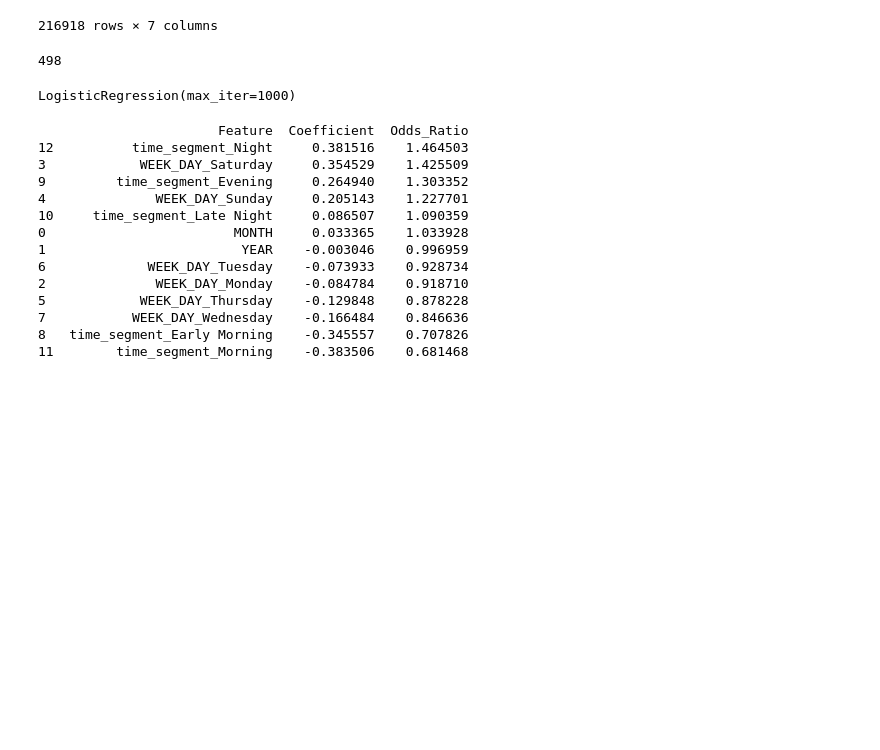
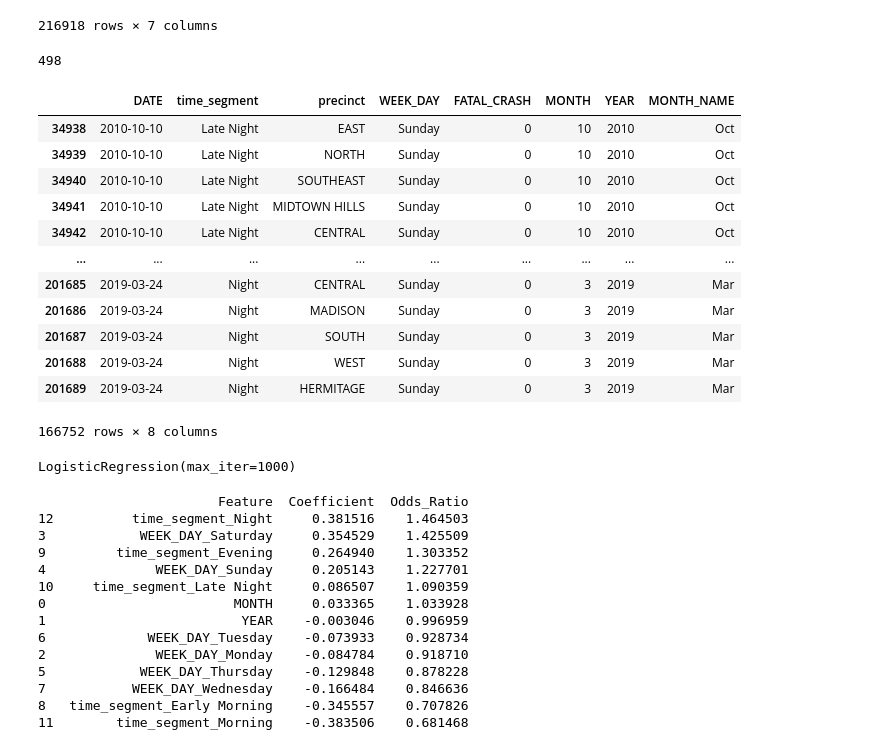
Before and after one commit to utexas-SDS-357/sds357-project-sp26-revolutionaries, a Jupyter notebook: rachel_work/rachel_midterm _work.ipynb, the cells around one changed output. Saved outputs shown, nothing was run; the diff lists cells and outputs as text; code cells hidden in the pictures; blank space fills up the shorter version.

```diff
--- a/rachel_work/rachel_midterm _work.ipynb
+++ b/rachel_work/rachel_midterm _work.ipynb
@@ -254,3 +260,19 @@ sum(inflated_df['FATAL_CRASH'])
+# %%
+inflated_df
+# %% [output]
+|  | DATE | time_segment | precinct | WEEK_DAY | FATAL_CRASH | MONTH | YEAR | MONTH_NAME |
+| 34938 | 2010-10-10 | Late Night | EAST | Sunday | 0 | 10 | 2010 | Oct |
+| 34939 | 2010-10-10 | Late Night | NORTH | Sunday | 0 | 10 | 2010 | Oct |
+| 34940 | 2010-10-10 | Late Night | SOUTHEAST | Sunday | 0 | 10 | 2010 | Oct |
+| 34941 | 2010-10-10 | Late Night | MIDTOWN HILLS | Sunday | 0 | 10 | 2010 | Oct |
+| 34942 | 2010-10-10 | Late Night | CENTRAL | Sunday | 0 | 10 | 2010 | Oct |
+| ... | ... | ... | ... | ... | ... | ... | ... | ... |
+| 201685 | 2019-03-24 | Night | CENTRAL | Sunday | 0 | 3 | 2019 | Mar |
+| 201686 | 2019-03-24 | Night | MADISON | Sunday | 0 | 3 | 2019 | Mar |
+| 201687 | 2019-03-24 | Night | SOUTH | Sunday | 0 | 3 | 2019 | Mar |
+| 201688 | 2019-03-24 | Night | WEST | Sunday | 0 | 3 | 2019 | Mar |
+| 201689 | 2019-03-24 | Night | HERMITAGE | Sunday | 0 | 3 | 2019 | Mar |
+166752 rows × 8 columns
 # %%
 inflated_df.to_csv("midterm_crash_df.csv")
 # %%
```
Also changed, not shown: parts of 3 cells of this notebook.
